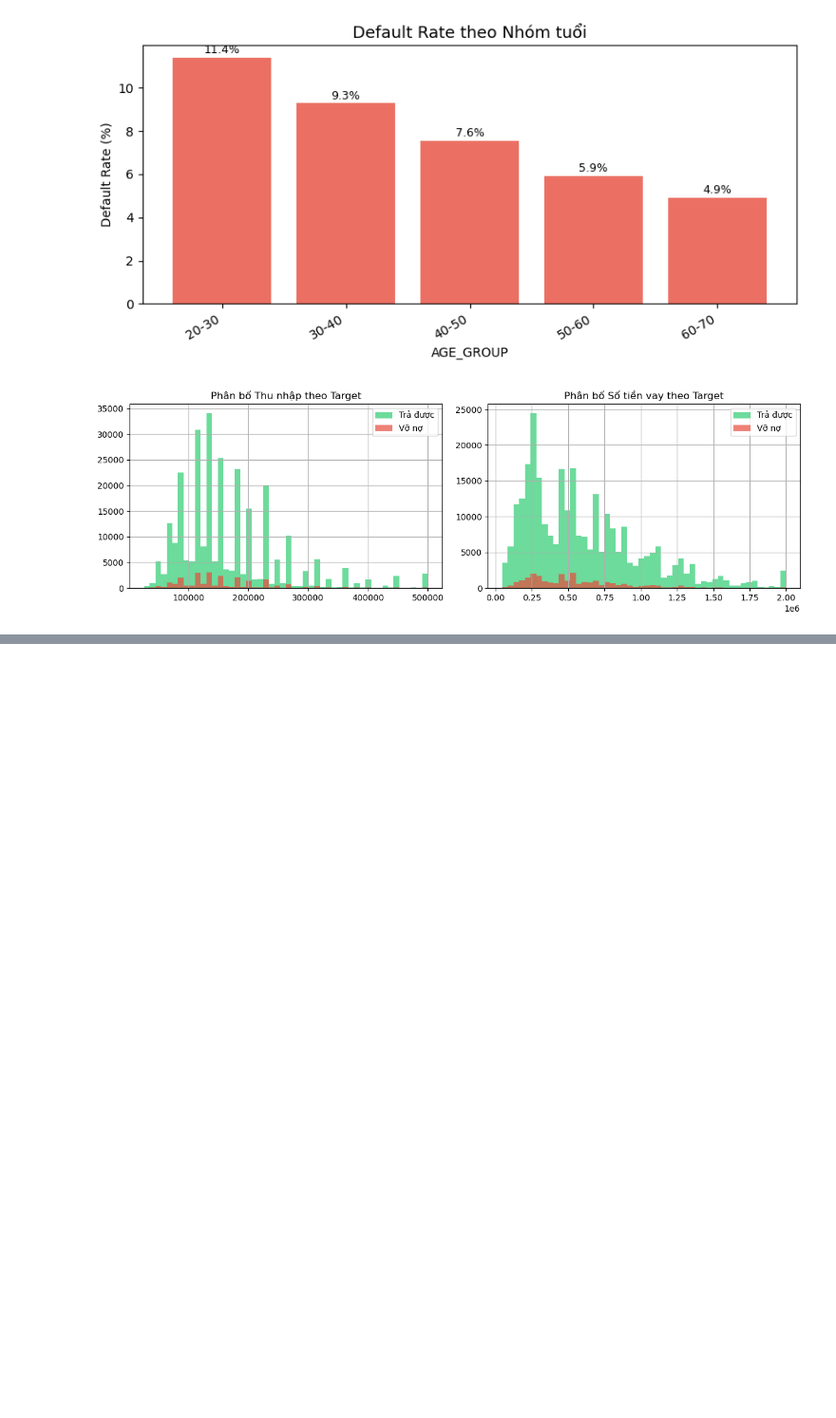
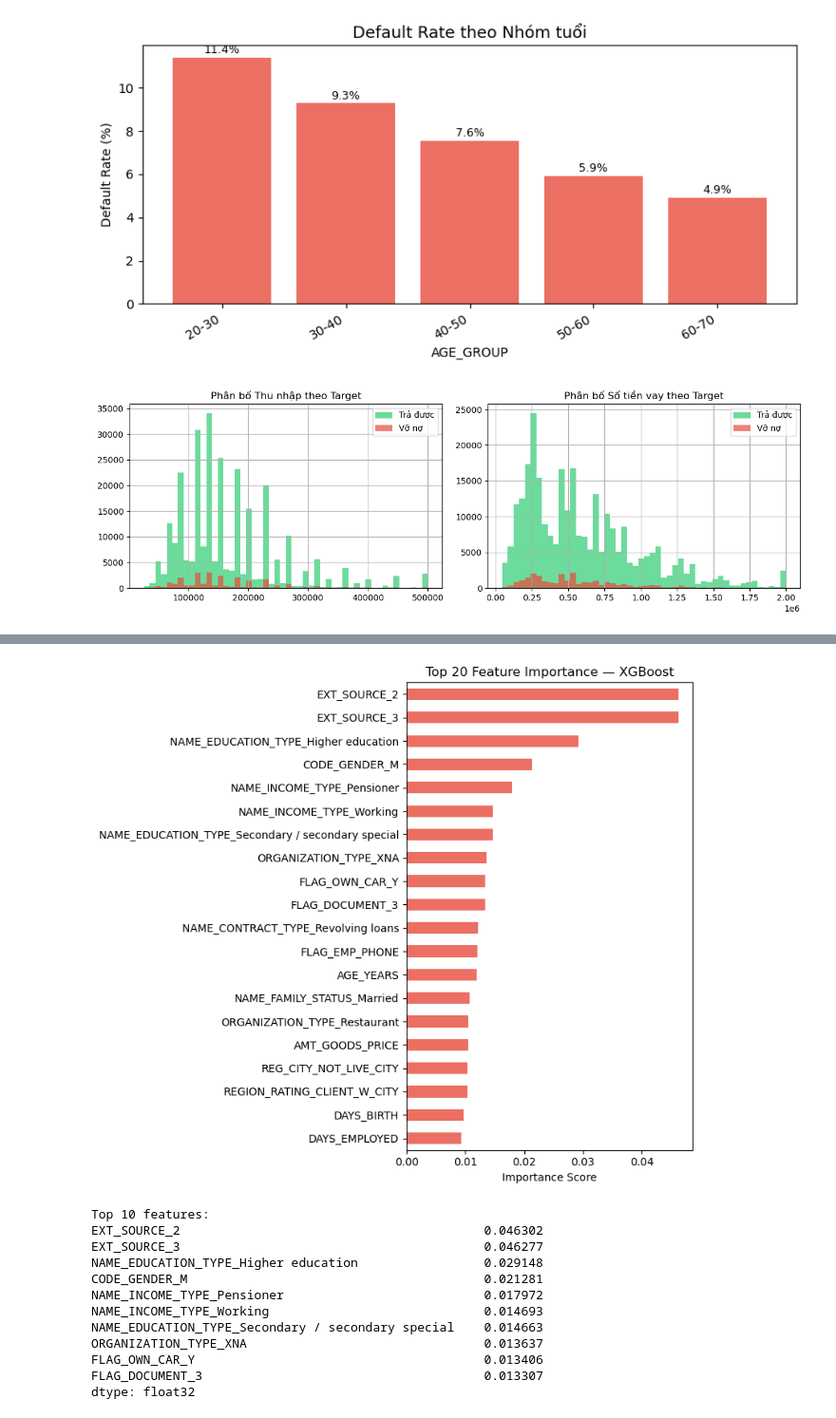
Before and after one commit to Tuna1423/home-credit-default-risk, a Jupyter notebook: 01_EDA.ipynb, the cells around one changed output, grey strips where cells are left out. Shown at 95% size. Drawn from its saved outputs; the diff is of its cells as text; code cells hidden in the pictures; blank space fills up the shorter version.

```diff
--- a/01_EDA.ipynb
+++ b/01_EDA.ipynb
@@ -136,0 +288,28 @@ plt.show()
+# %%
+# 5. Feature Importance
+feat_imp = pd.Series(model.feature_importances_, index=X.columns)
+top20 = feat_imp.sort_values(ascending=False).head(20)
+
+plt.figure(figsize=(8, 7))
+top20.sort_values().plot(kind='barh', color='#e74c3c', alpha=0.8)
+plt.title('Top 20 Feature Importance — XGBoost')
+plt.xlabel('Importance Score')
+plt.tight_layout()
+plt.show()
+
+print("\nTop 10 features:")
+print(top20.head(10))
+# %% [output]
+[figure, added]
+Top 10 features:
+EXT_SOURCE_2                                         0.046302
+EXT_SOURCE_3                                         0.046277
+NAME_EDUCATION_TYPE_Higher education                 0.029148
+CODE_GENDER_M                                        0.021281
+NAME_INCOME_TYPE_Pensioner                           0.017972
+NAME_INCOME_TYPE_Working                             0.014693
+NAME_EDUCATION_TYPE_Secondary / secondary special    0.014663
+ORGANIZATION_TYPE_XNA                                0.013637
+FLAG_OWN_CAR_Y                                       0.013406
+FLAG_DOCUMENT_3                                      0.013307
+dtype: float32
```
Also changed, not shown: parts of 12 cells of this notebook.
